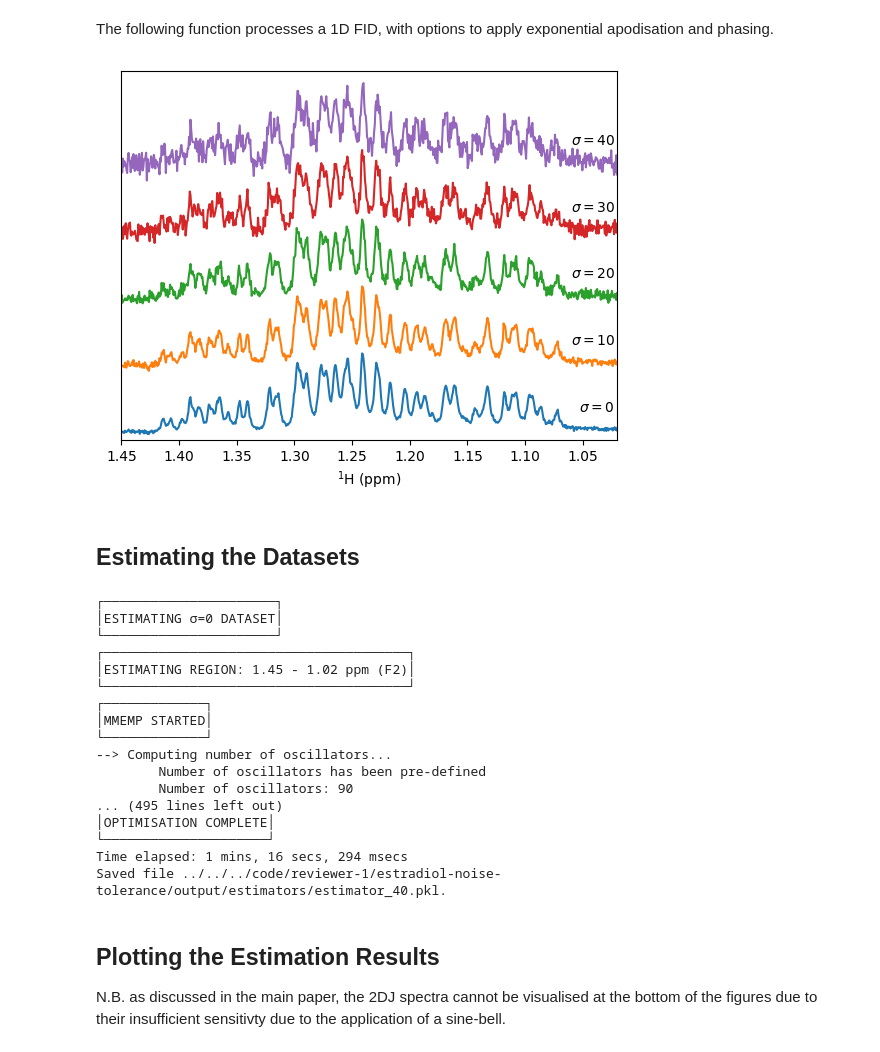
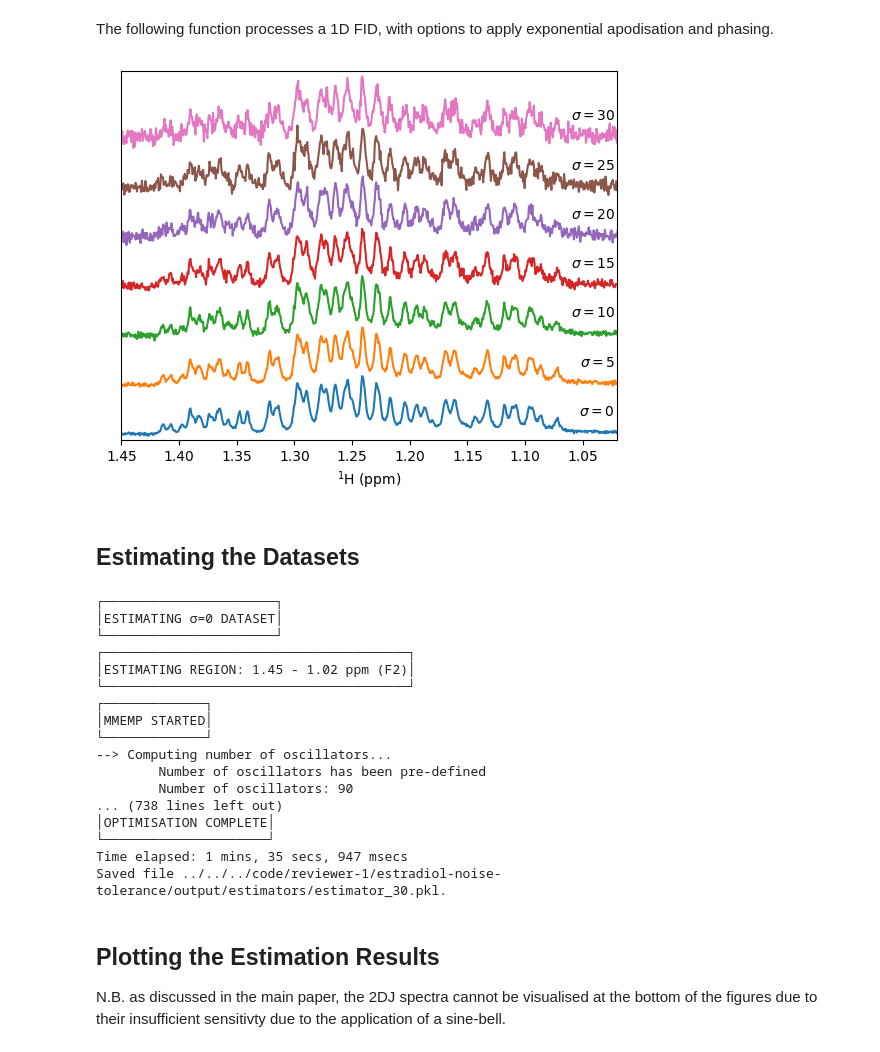
Before and after one commit to foroozandehgroup/cupid-data, a Jupyter notebook: code/reviewer-1/estradiol-noise-tolerance/estradiol-noise-tolerance.ipynb, the cells around one changed output. Drawn from its saved outputs; the diff is of its cells as text; code cells hidden in the pictures.

Commit message:
Fix estradiol noise tolerance workbook. Was only adding noise to the real part of the data!.

```diff
--- a/code/reviewer-1/estradiol-noise-tolerance/estradiol-noise-tolerance.ipynb
+++ b/code/reviewer-1/estradiol-noise-tolerance/estradiol-noise-tolerance.ipynb
@@ -34,10 +36,11 @@ import numpy as np
 awgn_generator = np.random.default_rng(0)
 
 def add_noise(data: np.ndarray, stdev: float) -> None:
-    data += awgn_generator.normal(loc=0.0, scale=stdev, size=data.shape)
+    real = awgn_generator.normal(loc=0.0, scale=stdev, size=data.shape)
+    imag = awgn_generator.normal(loc=0.0, scale=stdev, size=data.shape)
+    data += real + 1j * imag
 
-
-stdevs = [0, 10, 20, 30, 40]
+stdevs = [0, 5, 10, 15, 20, 25, 30]
 estimator_path_tmpl = str(estimator_dir / "estimator_{}.pkl")
 
 def get_estimator_path(stdev):
@@ -82,24 +93,24 @@ zf_pts = process_1d(deepcopy(estimators[0]._data[0])).size
 # %%
 import matplotlib.pyplot as plt
 
 fig, ax = plt.subplots()
 _, shifts = estimator_base.get_shifts(unit="ppm", meshgrid=False, pts=(1, zf_pts))
 ax.set_xlim(1.45, 1.02)
-ax.set_ylim(-5e3, 1.5e5)
+ax.set_ylim(-5e3, 2.05e5)
 ax.set_yticks([])
 ax.set_xlabel("$^{1}$H (ppm)")
 
 text_x = 1.022
-text_yshift = 7.0e3
+text_yshift = 9.0e3
 
 spectrum_yshift = 2.8e4
 for i, (stdev, estimator) in enumerate(estimators.items()):
     fid = deepcopy(estimator._data[0])
     spectrum = process_1d(fid) + (i * spectrum_yshift)
     ax.plot(shifts, spectrum)
     ax.text(1.022, text_yshift + i * spectrum_yshift, "$\\sigma = {}$".format(stdev), ha="right")
 # %% [output]
-[figure, old version]
+[figure, new version]
 # %% [markdown]
 ## Estimating the Datasets
 # %%
@@ -138,11 +149,11 @@ for stdev, estimator in estimators.items():
 --> Computing number of oscillators...
         Number of oscillators has been pre-defined
         Number of oscillators: 90
-... (495 lines left out)
+... (738 lines left out)
 │OPTIMISATION COMPLETE│
 └─────────────────────┘
-Time elapsed: 1 mins, 16 secs, 294 msecs
-Saved file ../../../code/reviewer-1/estradiol-noise-tolerance/output/estimators/estimator_40.pkl.
+Time elapsed: 1 mins, 35 secs, 947 msecs
+Saved file ../../../code/reviewer-1/estradiol-noise-tolerance/output/estimators/estimator_30.pkl.
 # %% [markdown]
 ## Plotting the Estimation Results
 
```
Also changed, not shown: parts of 5 cells of this notebook, 16 other files.
